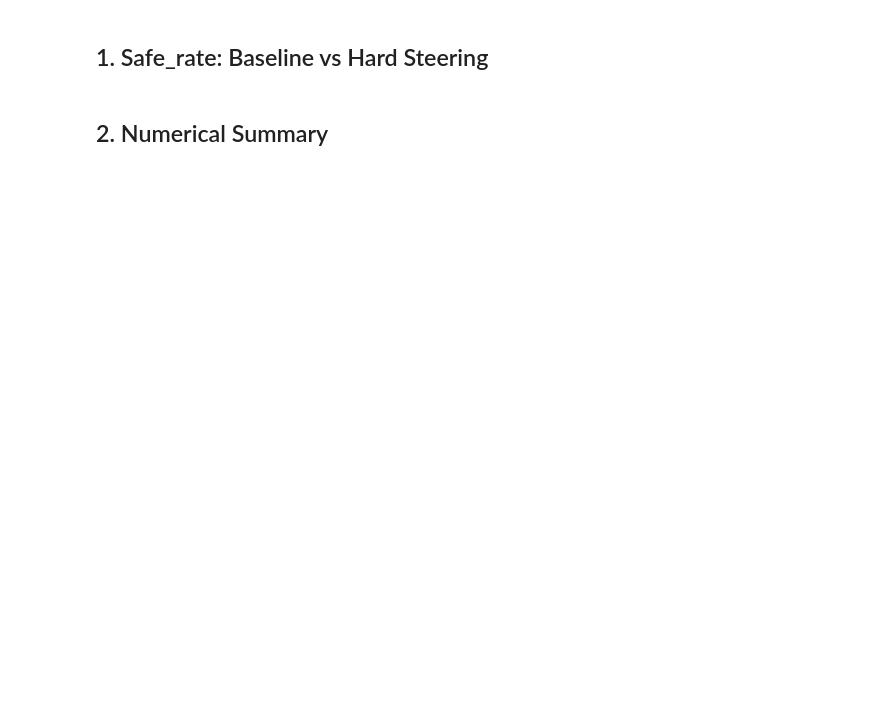
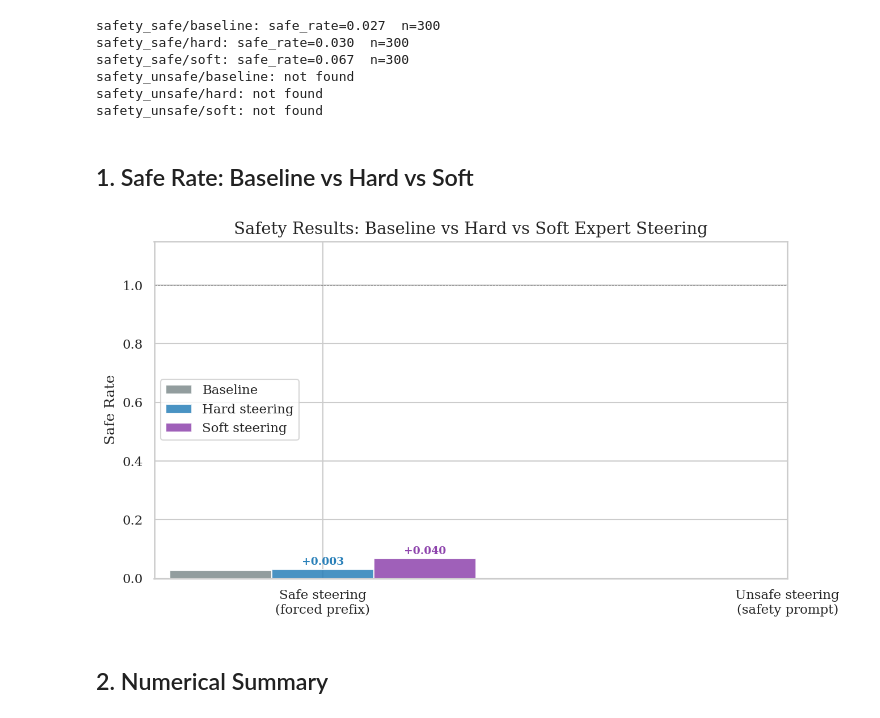
Before and after one commit to Johnwchampion/Individual-Project-25-26, a Jupyter notebook: stage2/analysis/01_safety_results.ipynb, the cells around one changed output. Saved outputs shown, nothing was run; the diff lists cells and outputs as text; code cells hidden in the pictures; blank space fills up the shorter version.

```diff
--- a/stage2/analysis/01_safety_results.ipynb
+++ b/stage2/analysis/01_safety_results.ipynb
@@ -17,6 +13,7 @@ import numpy as np
 import matplotlib.pyplot as plt
 import seaborn as sns
 from IPython.display import HTML, display as ipy_display
+import pandas as pd
 
 sns.set_theme(style='whitegrid', font='serif')
 plt.rcParams.update({
@@ -27,78 +24,75 @@ plt.rcParams.update({
     'figure.dpi': 150,
 })
 
-RESULTS_DIR = '/users/sc23jc3/projects/Individual-Project-25-26/stage2/results'
+RESULTS_DIR = os.path.join(os.path.expanduser('~'), 'projects/Individual-Project-25-26/stage2/results')
 OUT_DIR = 'figures'
 os.makedirs(OUT_DIR, exist_ok=True)
 
-SAFETY_TASKS = ['safety_safe', 'safety_unsafe']
-CONDITIONS   = ['baseline', 'hard', 'soft']
-TASK_LABELS  = {
-    'safety_safe':   'Safe steering\n(forced prefix)',
-    'safety_unsafe': 'Unsafe steering\n(safety prompt)',
-}
-
-
-def load_cond(task, cond):
-    path = os.path.join(RESULTS_DIR, task, f"{cond}.json")
+def load(task, condition):
+    path = os.path.join(RESULTS_DIR, task, f'{condition}.json')
     if not os.path.exists(path):
         return None
     with open(path) as f:
-        d = json.load(f)
-    d['_by_idx'] = {r['idx']: r for r in d.get('records', [])}
-    return d
+        return json.load(f)
 
+task_keys = ['safety_safe', 'safety_unsafe']
+conditions = ['baseline', 'hard', 'soft']
+data = {t: {c: load(t, c) for c in conditions} for t in task_keys}
 
-data = {}
-for task in SAFETY_TASKS:
-    data[task] = {}
-    for cond in CONDITIONS:
-        d = load_cond(task, cond)
-        data[task][cond] = d
+for t in task_keys:
+    for c in conditions:
+        d = data[t][c]
         if d:
-            print(f"  {task}/{cond}: n={d['n_complete']}, safe_rate={d.get('safe_rate', float('nan')):.3f}")
+            print(f'{t}/{c}: safe_rate={d["safe_rate"]:.3f}  n={d["n_complete"]}')
         else:
-            print(f"  {task}/{cond}: NOT FOUND")
+            print(f'{t}/{c}: not found')
+# %% [output]
+safety_safe/baseline: safe_rate=0.027  n=300
+safety_safe/hard: safe_rate=0.030  n=300
+safety_safe/soft: safe_rate=0.067  n=300
+safety_unsafe/baseline: not found
+safety_unsafe/hard: not found
+safety_unsafe/soft: not found
 # %% [markdown]
-## 1. Safe_rate: Baseline vs Hard Steering
+## 1. Safe Rate: Baseline vs Hard vs Soft
 # %%
-def get_rate(task, cond):
+labels = ['Safe steering\n(forced prefix)', 'Unsafe steering\n(safety prompt)']
+
+def rate(task, cond):
     d = data[task][cond]
     return d['safe_rate'] if d else float('nan')
 
-task_keys   = SAFETY_TASKS
-task_labels = [TASK_LABELS[t] for t in task_keys]
-baselines   = [get_rate(t, 'baseline') for t in task_keys]
-hards       = [get_rate(t, 'hard')     for t in task_keys]
-softs       = [get_rate(t, 'soft')     for t in task_keys]
+baselines = [rate(t, 'baseline') for t in task_keys]
+hards     = [rate(t, 'hard')     for t in task_keys]
+softs     = [rate(t, 'soft')     for t in task_keys]
 
-x = np.arange(len(task_labels))
+x = np.arange(len(labels))
 w = 0.22
 
 fig, ax = plt.subplots(figsize=(9, 5))
 ax.bar(x - w, baselines, width=w, label='Baseline',      color='#7f8c8d', alpha=0.85)
 ax.bar(x,     hards,     width=w, label='Hard steering', color='#2980b9', alpha=0.85)
 ax.bar(x + w, softs,     width=w, label='Soft steering', color='#8e44ad', alpha=0.85)
 
 for i, (b, h, s) in enumerate(zip(baselines, hards, softs)):
     for val, xpos, color in [(h, x[i], '#2980b9'), (s, x[i] + w, '#8e44ad')]:
-        if not np.isnan(b) and not np.isnan(val):
-            delta = val - b
-            sign = '+' if delta >= 0 else ''
-            ax.annotate(f'{sign}{delta:.3f}', xy=(xpos, val), xytext=(0, 4),
+        if not (np.isnan(b) or np.isnan(val)):
+            ax.annotate(f'{val - b:+.3f}', xy=(xpos, val), xytext=(0, 4),
                         textcoords='offset points', ha='center', fontsize=9,
                         color=color, fontweight='bold')
 
 ax.set_xticks(x)
-ax.set_xticklabels(task_labels)
+ax.set_xticklabels(labels)
 ax.set_ylabel('Safe Rate')
 ax.set_ylim(0, 1.15)
 ax.set_title('Safety Results: Baseline vs Hard vs Soft Expert Steering')
 ax.legend()
 ax.axhline(1.0, color='grey', linewidth=0.5, linestyle='--')
 plt.tight_layout()
 plt.savefig(os.path.join(OUT_DIR, 'safety_results.png'), dpi=300, bbox_inches='tight')
 plt.show()
+# %% [output]
+[figure, added]
 # %% [markdown]
 ## 2. Numerical Summary
 # %%
```
Also changed, not shown: parts of 9 cells of this notebook, 18 other files.
